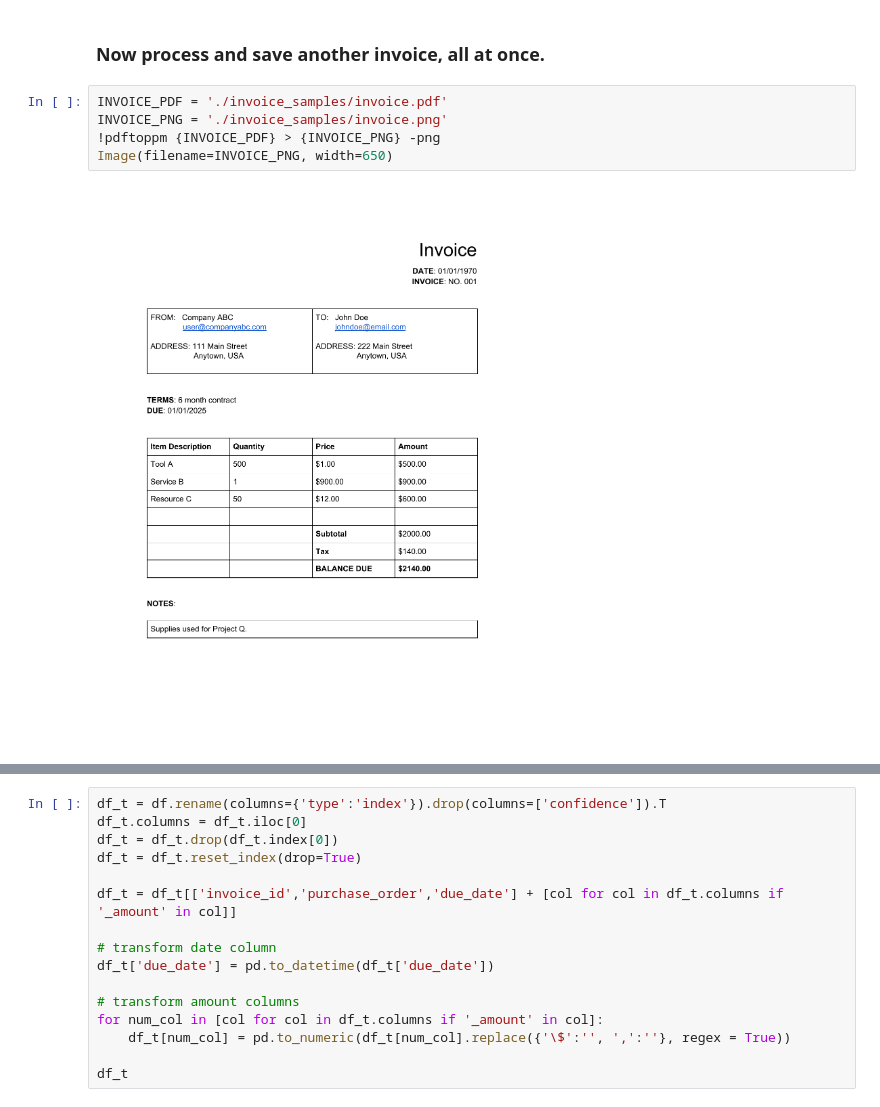
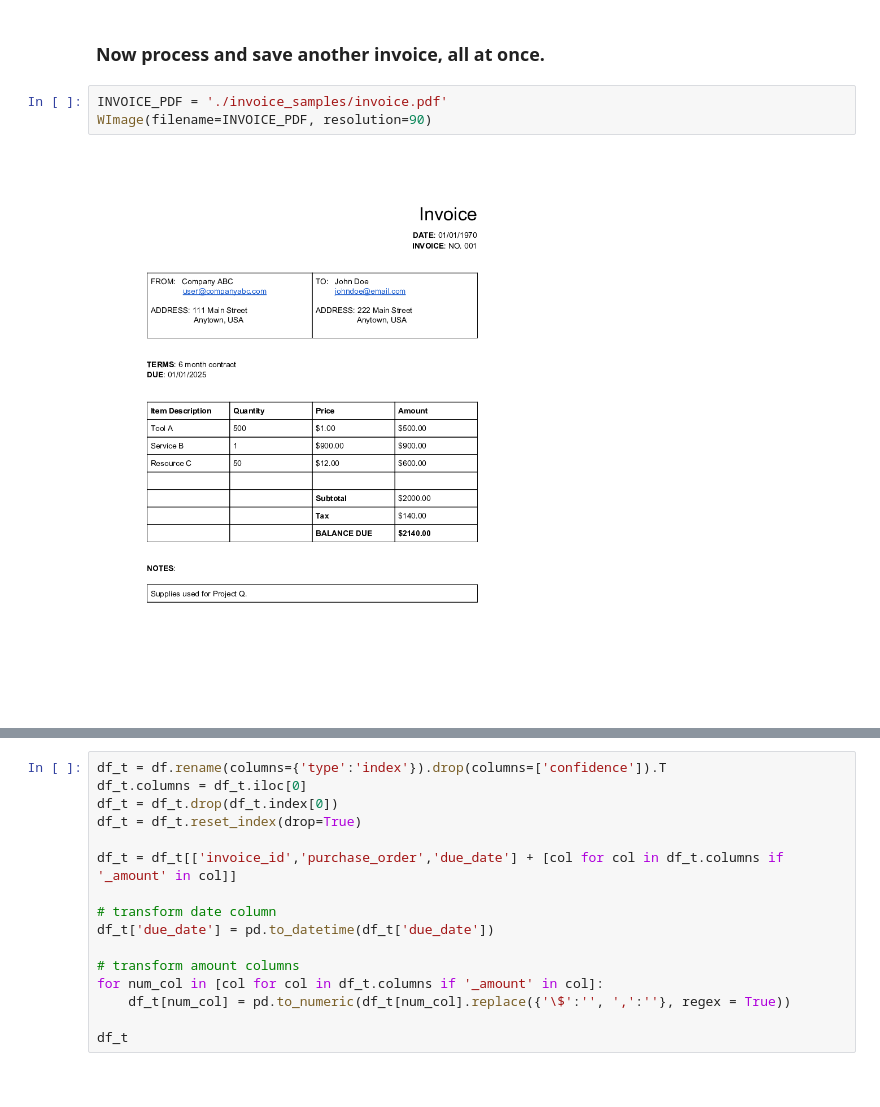
Before and after one commit to will-hill/gcp_notes, a Jupyter notebook: Invoice_to_BigQuery.ipynb, the cells around one changed output, grey strips where cells are left out. Drawn from its saved outputs; the diff is of its cells as text.

```diff
--- a/Invoice_to_BigQuery.ipynb
+++ b/Invoice_to_BigQuery.ipynb
@@ -153,13 +152,11 @@ bq.query(f"""
 # Another Invoice
 # %% [markdown]
 ### Now process and save another invoice, all at once.
-# %%
-INVOICE_PDF = './invoice_samples/invoice.pdf'
-INVOICE_PNG = './invoice_samples/invoice.png'
-!pdftoppm {INVOICE_PDF} > {INVOICE_PNG} -png
-Image(filename=INVOICE_PNG, width=650)
-# %% [output]
-[figure, removed]
+# %%
+INVOICE_PDF = './invoice_samples/invoice.pdf'
+WImage(filename=INVOICE_PDF, resolution=90)
+# %% [output]
+[figure, added]
 # %%
 with open(INVOICE_PDF, "rb") as image:
     document = {"content": image.read(), "mime_type": "application/pdf"}
```
Also changed, not shown: parts of 5 cells of this notebook, 3 other files.
